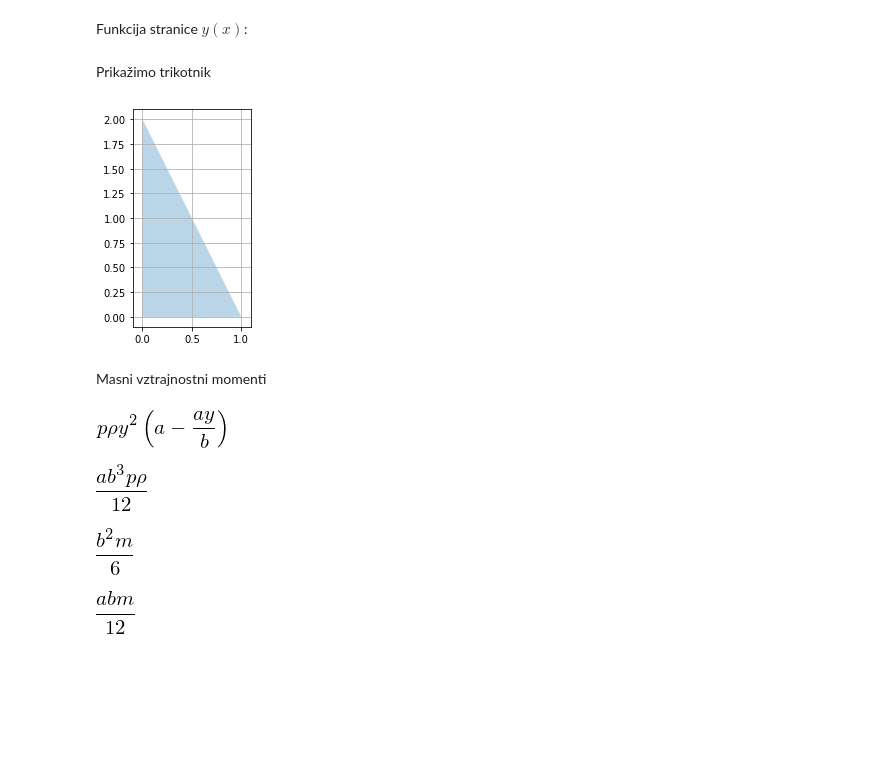
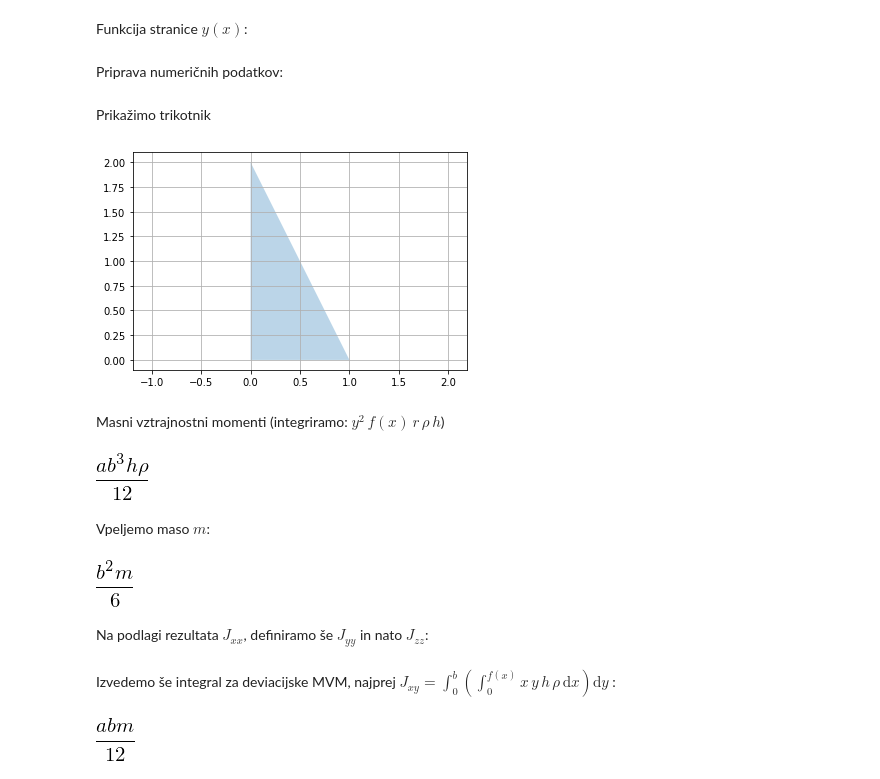
Before and after one commit to jankoslavic/TM2, a Jupyter notebook: 04 - Kinetika togega telesa.ipynb, the cells around one changed output. Saved outputs shown, nothing was run; the diff lists cells and outputs as text; code cells hidden in the pictures; blank space fills up the shorter version.

```diff
--- a/04 - Kinetika togega telesa.ipynb
+++ b/04 - Kinetika togega telesa.ipynb
@@ -84,15 +86,18 @@ Iz zapisa je jasno, da je smiselno zapisati masni vztrajnostni tenzor (pri togem
 # %% [markdown]
 Simboli
 # %%
-a, b, p, x, y, r, m = sym.symbols('a, b, p, x, y, rho, m')
+a, b, h, x, y, r, m = sym.symbols('\
+a, b, h, x, y, rho, m')
 # %% [markdown]
 Podatki
 # %%
-podatki = {a: 1, b:2, p: 0.01, r: 2700}
+podatki = {a: 1, b:2, h: 0.01, r: 2700}
 # %% [markdown]
 Funkcija stranice $y(x)$:
 # %%
 fx = a - a/b*y
+# %% [markdown]
+Priprava numeričnih podatkov:
 # %%
 fxp = sym.lambdify(y, fx.subs(podatki), 'numpy')
 y_n = np.linspace(0, podatki[b], 10)
@@ -102,23 +107,22 @@ x_n = np.append(x_n, 0.)
 # %% [markdown]
 Prikažimo trikotnik
 # %%
+ax = plt.subplot(111)
 plt.fill(x_n[::-1], y_n[::-1], alpha=0.3, closed=True)
-plt.axes().set_aspect('equal')
+ax.axis('equal')
 plt.grid(True)
 plt.xlim(-.1, podatki[a]+0.1)
 plt.ylim(-.1, podatki[b]+0.1)
 plt.show()
 # %% [output]
-[figure, old version]
+[figure, new version]
-# %% [markdown]
-Masni vztrajnostni momenti
-# %%
-y**2 * fx * r * p
-# %% [output]
-[figure, removed]
+# %% [markdown]
+Masni vztrajnostni momenti (integriramo: $y^2 \, f(x)\,r\,\rho\,h$)
 # %%
-J_xx = sym.integrate(y**2 * fx * r * p, (y, 0, b))
+J_xx = sym.integrate(y**2 * fx * r * h, (y, 0, b))
 J_xx
 # %% [output]
-[figure, old version]
+[figure, new version]
+# %% [markdown]
+Vpeljemo maso $m$:
 # %%
@@ -126,7 +130,14 @@ J_xx = J_xx.subs(p*r*a*b/2, m)
 J_xx
 # %% [output]
 [figure]
+# %% [markdown]
+Na podlagi rezultata $J_{xx}$, definiramo še $J_{yy}$ in nato $J_{zz}$:
 # %%
 J_yy = J_xx.subs(b,a)
 J_zz = J_xx + J_yy
+# %% [markdown]
+Izvedemo še integral za deviacijske MVM, najprej
+$J_{xy}=\int_0^{b}
+\left(\int_0^{f(x)} x\,y\,h\,\rho\, \textrm{d}x\right)
+\textrm{d}y$:
 # %%
```
Also changed, not shown: parts of 26 cells of this notebook, 1 other file.
